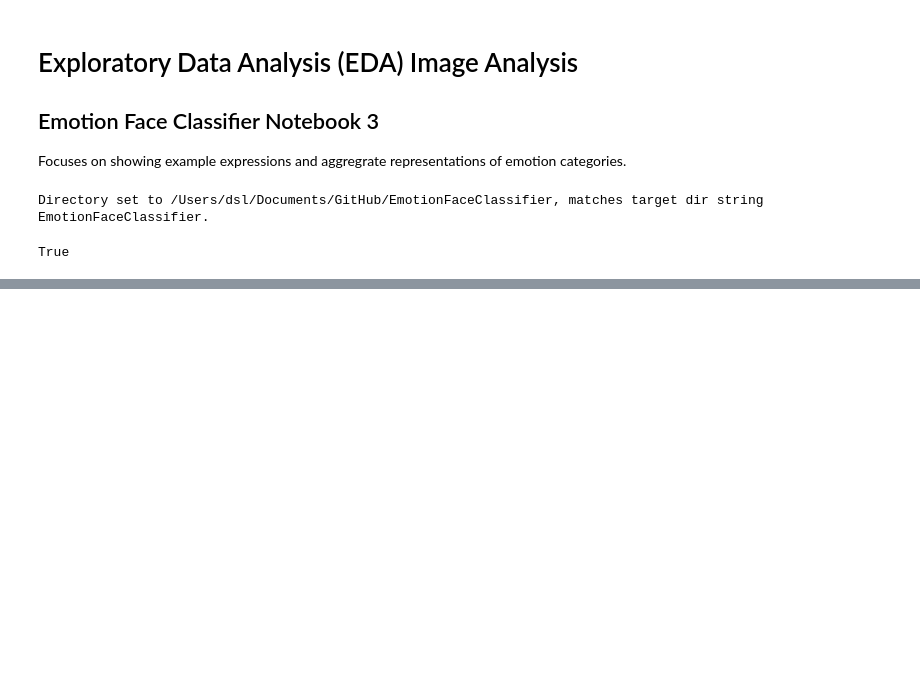
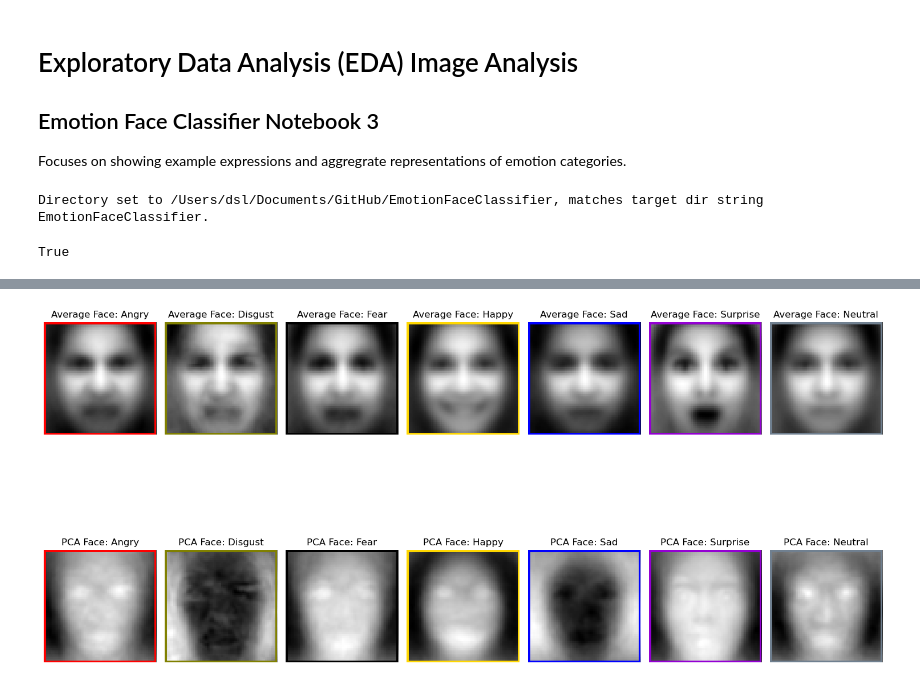
Before and after one commit to dlumian/EmotionFaceClassifier, a Jupyter notebook: notebooks/3_eda_image_analysis.ipynb, the cells around one changed output, grey strips where cells are left out. Saved outputs shown, nothing was run; the diff lists cells and outputs as text; code cells hidden in the pictures; blank space fills up the shorter version.

```diff
--- a/notebooks/3_eda_image_analysis.ipynb
+++ b/notebooks/3_eda_image_analysis.ipynb
@@ -120,0 +151,67 @@ process_median_images(fer2013, output_dir="outputs")
+# %%
+import os
+import matplotlib.pyplot as plt
+from matplotlib.patches import Rectangle
+import numpy as np
+import cv2
+
+# # Define emotion-to-color mapping
+# emotion_colors = {
+#     'happy': 'yellow',
+#     'sad': 'blue',
+#     'angry': 'red',
+#     'surprised': 'green'
+# }
+
+# Directories where images and PCA arrays are stored
+average_face_dir = 'imgs/facial_features'
+pca_array_dir = 'data/pca_arrays'
+
+# Emotions you're working with
+emotions = common_dicts['emo_dict'].values()
+
+# Create a figure with subplots
+fig, axes = plt.subplots(2, len(emotions), figsize=(15, 10))  # 2 rows for PCA and average faces
+
+# Iterate over emotions and create subplots for PCA and average faces
+for idx, emotion in enumerate(emotions):
+
+    # Load the average face image
+    avg_face_path = os.path.join(average_face_dir, f"average_face_{emotion}.png")
+    avg_face_img = cv2.imread(avg_face_path, cv2.IMREAD_GRAYSCALE)
+
+    # Load the PCA components or a reconstructed image from PCA if you have one
+    pca_components_path = os.path.join(pca_array_dir, f"pca_components_{emotion}.npy")
+    pca_components = np.load(pca_components_path)  # Loaded PCA array (adjust how you visualize this)
+
+    # ------------------------ Plotting Average Face ------------------------
+    ax_avg = axes[0, idx]
+    ax_avg.imshow(avg_face_img, cmap='gray')
+    ax_avg.set_title(f'Average Face: {emotion}')
+    ax_avg.axis('off')  # Hide axis for clean display
+
+    # Add a colored border frame around the average face plot
+    rect_avg = Rectangle((0, 0), 1, 1, transform=ax_avg.transAxes,
+                         linewidth=5, edgecolor=color_dict[emotion], facecolor='none')
+    ax_avg.add_patch(rect_avg)
+
+    # ------------------------ Plotting PCA Image ------------------------
+    ax_pca = axes[1, idx]
+
+    # Assuming you have a way to visualize PCA components or a reconstructed face
+    # For illustration, let's plot the first principal component reshaped to image size
+    pca_img = pca_components[0].reshape(avg_face_img.shape)  # Reshape based on your image dimensions
+    ax_pca.imshow(pca_img, cmap='gray')
+    ax_pca.set_title(f'PCA Face: {emotion}')
+    ax_pca.axis('off')
+
+    # Add a colored border frame around the PCA face plot
+    rect_pca = Rectangle((0, 0), 1, 1, transform=ax_pca.transAxes,
+                         linewidth=5, edgecolor=color_dict[emotion], facecolor='none')
+    ax_pca.add_patch(rect_pca)
+
+# Adjust layout
+plt.tight_layout()
+plt.show()
+# %% [output]
+[figure, added]
```
Also changed, not shown: parts of 22 cells of this notebook, 3 other files.
